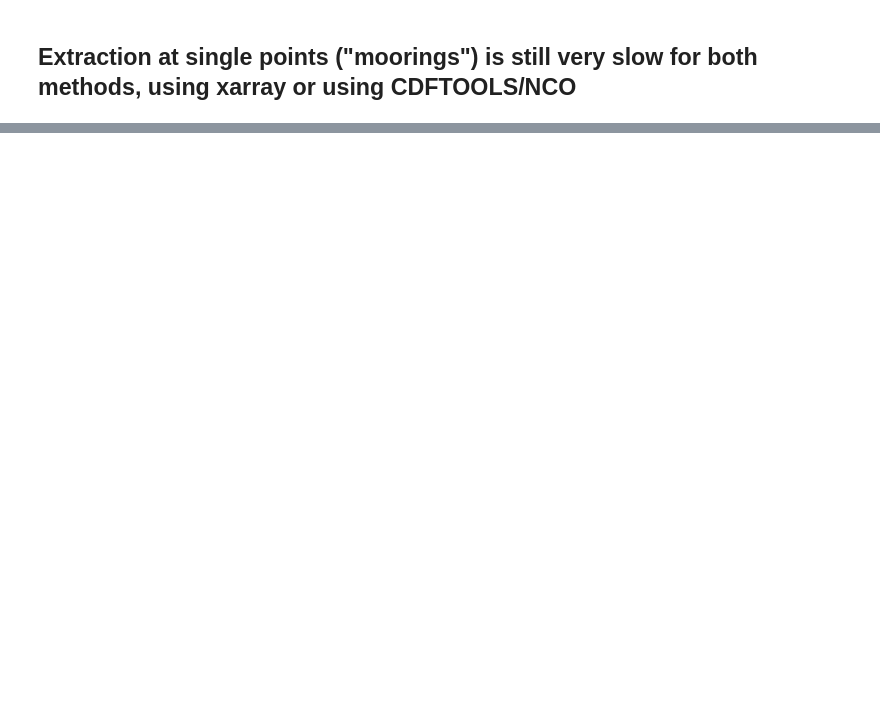
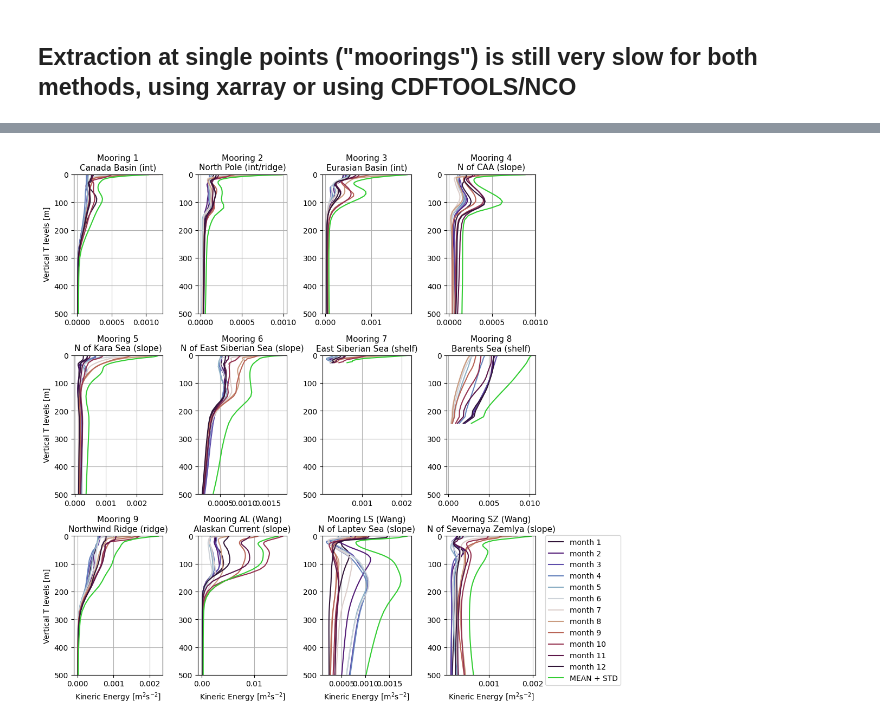
Before and after one commit to jk-rieck/future_arctic, a Jupyter notebook: mooringsREFvsFUT.ipynb, the cells around one changed output, grey strips where cells are left out. Cells and saved outputs as stored; diff of their text form; code cells hidden in the pictures; blank space fills up the shorter version.

```diff
--- a/mooringsREFvsFUT.ipynb
+++ b/mooringsREFvsFUT.ipynb
@@ -213,0 +20,14 @@ Text(0.5, 1.0, 'Mooring SZ (Wang et al. 2020), N of Severnaya Zemlya (slope)')
+# %%
+REFpath = "/data0/project/drakkar/USERS/jrieck/CREG12.L75-REF08-moorings"
+moor1_REF = xr.open_mfdataset(sorted(glob(REFpath + "/*moor" + moorn[0] + "_I" + str(moorx[0]) + "J" + str(moory[0]) + "*.nc")), compat="override", coords="minimal")
+moor2_REF = xr.open_mfdataset(sorted(glob(REFpath + "/*moor" + moorn[1] + "_I" + str(moorx[1]) + "J" + str(moory[1]) + "*.nc")), compat="override", coords="minimal")
+moor3_REF = xr.open_mfdataset(sorted(glob(REFpath + "/*moor" + moorn[2] + "_I" + str(moorx[2]) + "J" + str(moory[2]) + "*.nc")), compat="override", coords="minimal")
+moor4_REF = xr.open_mfdataset(sorted(glob(REFpath + "/*moor" + moorn[3] + "_I" + str(moorx[3]) + "J" + str(moory[3]) + "*.nc")), compat="override", coords="minimal")
+moor5_REF = xr.open_mfdataset(sorted(glob(REFpath + "/*moor" + moorn[4] + "_I" + str(moorx[4]) + "J" + str(moory[4]) + "*.nc")), compat="override", coords="minimal")
+moor6_REF = xr.open_mfdataset(sorted(glob(REFpath + "/*moor" + moorn[5] + "_I" + str(moorx[5]) + "J" + str(moory[5]) + "*.nc")), compat="override", coords="minimal")
+moor7_REF = xr.open_mfdataset(sorted(glob(REFpath + "/*moor" + moorn[6] + "_I" + str(moorx[6]) + "J" + str(moory[6]) + "*.nc")), compat="override", coords="minimal")
+moor8_REF = xr.open_mfdataset(sorted(glob(REFpath + "/*moor" + moorn[7] + "_I" + str(moorx[7]) + "J" + str(moory[7]) + "*.nc")), compat="override", coords="minimal")
+moor9_REF = xr.open_mfdataset(sorted(glob(REFpath + "/*moor" + moorn[8] + "_I" + str(moorx[8]) + "J" + str(moory[8]) + "*.nc")), compat="override", coords="minimal")
+moorWAL_REF = xr.open_mfdataset(sorted(glob(REFpath + "/*moor" + moorn[9] + "_I" + str(moorx[9]) + "J" + str(moory[9]) + "*.nc")), compat="override", coords="minimal")
+moorWLS_REF = xr.open_mfdataset(sorted(glob(REFpath + "/*moor" + moorn[10] + "_I" + str(moorx[10]) + "J" + str(moory[10]) + "*.nc")), compat="override", coords="minimal")
+moorWSZ_REF = xr.open_mfdataset(sorted(glob(REFpath + "/*moor" + moorn[11] + "_I" + str(moorx[11]) + "J" + str(moory[11]) + "*.nc")), compat="override", coords="minimal")
@@ -213,0 +48,85 @@ Text(0.5, 1.0, 'Mooring SZ (Wang et al. 2020), N of Severnaya Zemlya (slope)')
+# %%
+n = 12
+REF_colors = plt.cm.twilight_shifted(np.linspace(0, 1, n))
+max_depth = 40
+
+fig, ax = plt.subplots(3, 4, figsize=(11, 12))
+
+for m in range(0, 12):
+    moor1_REF.voke.groupby("time_counter.month").mean("time_counter").isel(deptht=slice(0, max_depth), month=m).plot(
+        y="deptht", yincrease=False, color=REF_colors[m], label="month " + str(m+1), ax=ax[0, 0])
+    moor2_REF.voke.groupby("time_counter.month").mean("time_counter").isel(deptht=slice(0, max_depth), month=m).plot(
+        y="deptht", yincrease=False, color=REF_colors[m], label="month " + str(m+1), ax=ax[0, 1])
+    moor3_REF.voke.groupby("time_counter.month").mean("time_counter").isel(deptht=slice(0, max_depth), month=m).plot(
+        y="deptht", yincrease=False, color=REF_colors[m], label="month " + str(m+1), ax=ax[0, 2])
+    moor4_REF.voke.groupby("time_counter.month").mean("time_counter").isel(deptht=slice(0, max_depth), month=m).plot(
+        y="deptht", yincrease=False, color=REF_colors[m], label="month " + str(m+1), ax=ax[0, 3])
+    moor5_REF.voke.groupby("time_counter.month").mean("time_counter").isel(deptht=slice(0, max_depth), month=m).plot(
+        y="deptht", yincrease=False, color=REF_colors[m], label="month " + str(m+1), ax=ax[1, 0])
+    moor6_REF.voke.groupby("time_counter.month").mean("time_counter").isel(deptht=slice(0, max_depth), month=m).plot(
+        y="deptht", yincrease=False, color=REF_colors[m], label="month " + str(m+1), ax=ax[1, 1])
+    moor7_REF.voke.groupby("time_counter.month").mean("time_counter").isel(deptht=slice(0, max_depth), month=m).plot(
+        y="deptht", yincrease=False, color=REF_colors[m], label="month " + str(m+1), ax=ax[1, 2])
+    moor8_REF.voke.groupby("time_counter.month").mean("time_counter").isel(deptht=slice(0, max_depth), month=m).plot(
+        y="deptht", yincrease=False, color=REF_colors[m], label="month " + str(m+1), ax=ax[1, 3])
+    moor9_REF.voke.groupby("time_counter.month").mean("time_counter").isel(deptht=slice(0, max_depth), month=m).plot(
+        y="deptht", yincrease=False, color=REF_colors[m], label="month " + str(m+1), ax=ax[2, 0])
+    moorWAL_REF.voke.groupby("time_counter.month").mean("time_counter").isel(deptht=slice(0, max_depth), month=m).plot(
+        y="deptht", yincrease=False, color=REF_colors[m], label="month " + str(m+1), ax=ax[2, 1])
+    moorWLS_REF.voke.groupby("time_counter.month").mean("time_counter").isel(deptht=slice(0, max_depth), month=m).plot(
+        y="deptht", yincrease=False, color=REF_colors[m], label="month " + str(m+1), ax=ax[2, 2])
+    moorWSZ_REF.voke.groupby("time_counter.month").mean("time_counter").isel(deptht=slice(0, max_depth), month=m).plot(
+        y="deptht", yincrease=False, color=REF_colors[m], label="month " + str(m+1), ax=ax[2, 3])
+(moor1_REF.voke.mean("time_counter") + moor1_REF.voke.std("time_counter")).isel(deptht=slice(0, max_depth)).plot(y="deptht", yincrease=False,
+                                                                                                               label="MEAN + STD", color="limegreen", ax=ax[0, 0])
+(moor2_REF.voke.mean("time_counter") + moor2_REF.voke.std("time_counter")).isel(deptht=slice(0, max_depth)).plot(y="deptht", yincrease=False,
+                                                                                                               label="MEAN + STD", color="limegreen", ax=ax[0, 1])
+(moor3_REF.voke.mean("time_counter") + moor3_REF.voke.std("time_counter")).isel(deptht=slice(0, max_depth)).plot(y="deptht", yincrease=False,
+                                                                                                               label="MEAN + STD", color="limegreen", ax=ax[0, 2])
+(moor4_REF.voke.mean("time_counter") + moor4_REF.voke.std("time_counter")).isel(deptht=slice(0, max_depth)).plot(y="deptht", yincrease=False,
+                                                                                                               label="MEAN + STD", color="limegreen", ax=ax[0, 3])
+(moor5_REF.voke.mean("time_counter") + moor5_REF.voke.std("time_counter")).isel(deptht=slice(0, max_depth)).plot(y="deptht", yincrease=False,
+                                                                                                               label="MEAN + STD", color="limegreen", ax=ax[1, 0])
+(moor6_REF.voke.mean("time_counter") + moor6_REF.voke.std("time_counter")).isel(deptht=slice(0, max_depth)).plot(y="deptht", yincrease=False,
+                                                                                                               label="MEAN + STD", color="limegreen", ax=ax[1, 1])
+(moor7_REF.voke.mean("time_counter") + moor7_REF.voke.std("time_counter")).isel(deptht=slice(0, max_depth)).plot(y="deptht", yincrease=False,
+                                                                                                               label="MEAN + STD", color="limegreen", ax=ax[1, 2])
+(moor8_REF.voke.mean("time_counter") + moor8_REF.voke.std("time_counter")).isel(deptht=slice(0, max_depth)).plot(y="deptht", yincrease=False,
+                                                                                                               label="MEAN + STD", color="limegreen", ax=ax[1, 3])
+(moor9_REF.voke.mean("time_counter") + moor9_REF.voke.std("time_counter")).isel(deptht=slice(0, max_depth)).plot(y="deptht", yincrease=False,
+                                                                                                               label="MEAN + STD", color="limegreen", ax=ax[2, 0])
+(moorWAL_REF.voke.mean("time_counter") + moorWAL_REF.voke.std("time_counter")).isel(deptht=slice(0, max_depth)).plot(y="deptht", yincrease=False,
+                                                                                                               label="MEAN + STD", color="limegreen", ax=ax[2, 1])
+(moorWLS_REF.voke.mean("time_counter") + moorWLS_REF.voke.std("time_counter")).isel(deptht=slice(0, max_depth)).plot(y="deptht", yincrease=False,
+                                                                                                               label="MEAN + STD", color="limegreen", ax=ax[2, 2])
+(moorWSZ_REF.voke.mean("time_counter") + moorWSZ_REF.voke.std("time_counter")).isel(deptht=slice(0, max_depth)).plot(y="deptht", yincrease=False,
+                                                                                                               label="MEAN + STD", color="limegreen", ax=ax[2, 3])
+ax[0, 0].set_title("Mooring 1\nCanada Basin (int)", fontsize=11)
+ax[0, 1].set_title("Mooring 2\nNorth Pole (int/ridge)", fontsize=11)
+ax[0, 2].set_title("Mooring 3\nEurasian Basin (int)", fontsize=11)
+ax[0, 3].set_title("Mooring 4\nN of CAA (slope)", fontsize=11)
+ax[1, 0].set_title("Mooring 5\nN of Kara Sea (slope)", fontsize=11)
+ax[1, 1].set_title("Mooring 6\nN of East Siberian Sea (slope)", fontsize=11)
+ax[1, 2].set_title("Mooring 7\nEast Siberian Sea (shelf)", fontsize=11)
+ax[1, 3].set_title("Mooring 8\nBarents Sea (shelf)", fontsize=11)
+ax[2, 0].set_title("Mooring 9\nNorthwind Ridge (ridge)", fontsize=11)
+ax[2, 1].set_title("Mooring AL (Wang)\nAlaskan Current (slope)", fontsize=11)
+ax[2, 2].set_title("Mooring LS (Wang)\nN of Laptev Sea (slope)", fontsize=11)
+ax[2, 3].set_title("Mooring SZ (Wang)\nN of Severnaya Zemlya (slope)", fontsize=11)
+
+for a in ax[0:2, :].flatten():
+    a.set_xlabel("")
+for a in ax[2, :].flatten():
+    a.set_xlabel("Kineric Energy [m$^2$s$^{-2}$]")
+for a in ax[:, 1:4].flatten():
+    a.set_ylabel("")
+for a in ax[:, :].flatten():
+    a.grid()
+    a.set_ylim(500, 0)
+
+plt.legend(loc=4, bbox_to_anchor=(2., -0.1))
+plt.subplots_adjust(hspace=0.3, wspace=0.4)
+
+plt.savefig("../figures/CREG12.L75_KE_REF08_1996-2015_moorings_monthly_climatology.png", dpi=300)
+# %% [output]
+[figure, added]
```
Also changed, not shown: parts of 17 cells of this notebook, 2 other files.
